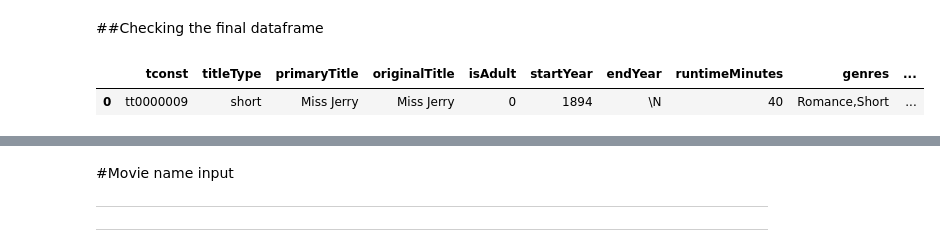
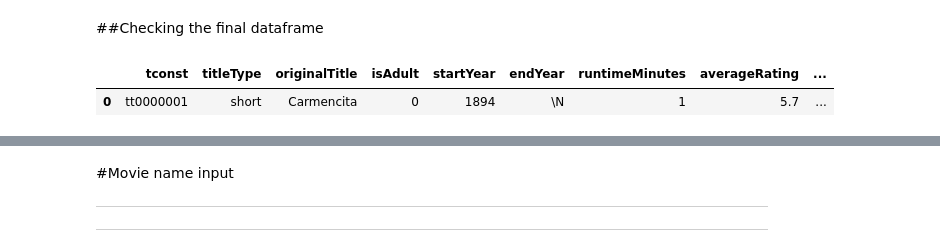
Before and after one commit to Abed221/IMDB-Recommendation-System, a Jupyter notebook: IMDB_REC.ipynb, the cells around one changed output, grey strips where cells are left out. Cells and saved outputs as stored; diff of their text form; code cells hidden in the pictures.

```diff
--- a/IMDB_REC.ipynb
+++ b/IMDB_REC.ipynb
@@ -31,12 +53,11 @@ languages = pd.read_csv('IMDb movies.csv')
 movies = pd.merge(movies, ratings, on=['tconst'])
 
 #Directors
-df2 = principals['directors']
-movies = movies.join(df2)
+movies = pd.merge(movies, principals, on=['tconst'])
 
 #preparing languages dataframe for the merge
 languages.rename(columns={'imdb_title_id': 'tconst'}, inplace=True)
-movies = pd.merge(movies, languages, on=['tconst'])
+movies = pd.merge(movies, languages[['language', 'tconst', 'director']], how='left', on=['tconst'])
 # %%
 #Fitering unwanted titletypes
 movies.drop('primaryTitle', axis=1, inplace=True)
@@ -62,12 +70,12 @@ Name: genres, Length: 1934, dtype: int64
-# %%
-# Filtering irrelevant movies with awful rating/not released yet
-movies = movies[movies['averageRating'] >= 2.0]
-movies = movies[movies['numVotes'] >= 1000]
-movies = movies[movies['startYear'] < 2022]
 # %%
 # Changing startyear dtype and incorrect values
 movies['startYear'].replace(to_replace = r"\N", value= 2000, inplace=True)
 movies['startYear'] = pd.to_numeric(movies['startYear'])
+# %%
+# Filtering irrelevant movies with awful rating/not released yet
+movies = movies[movies['averageRating'] >= 2.0]
+movies = movies[movies['numVotes'] >= 1000]
+movies = movies[movies['startYear'] < 2023]
 # %%
 # Splitting Genres text values to multiple genre columns
 new = movies["genres"].str.split(",", n=2 ,expand = True)
@@ -79,10 +87,14 @@ movies["genre3"]= new[2]
 
 # Dropping old Name columns
 movies.drop(columns =["genres"], inplace = True)
+# %%
+movies['numVotes'].fillna(value= 0,inplace=True)
+movies['numVotes'].replace(to_replace = '\n', value = 0)
+movies['language'].fillna(value='none', inplace=True)
 # %% [markdown]
 ##Checking the final dataframe
 # %%
-movies.head()
+movies.head(1)
 # %% [output]
-|  | tconst | titleType | primaryTitle | originalTitle | isAdult | startYear | endYear | runtimeMinutes | genres | ... |
-| 0 | tt0000009 | short | Miss Jerry | Miss Jerry | 0 | 1894 | \N | 40 | Romance,Short | ... |
+|  | tconst | titleType | originalTitle | isAdult | startYear | endYear | runtimeMinutes | averageRating | ... |
+| 0 | tt0000001 | short | Carmencita | 0 | 1894 | \N | 1 | 5.7 | ... |
```
Also changed, not shown: parts of 26 cells of this notebook.
